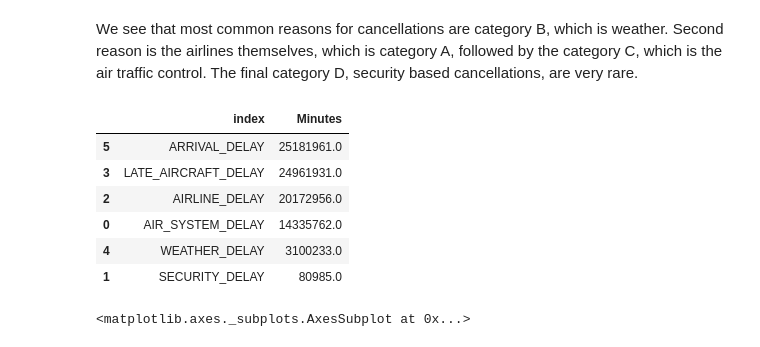
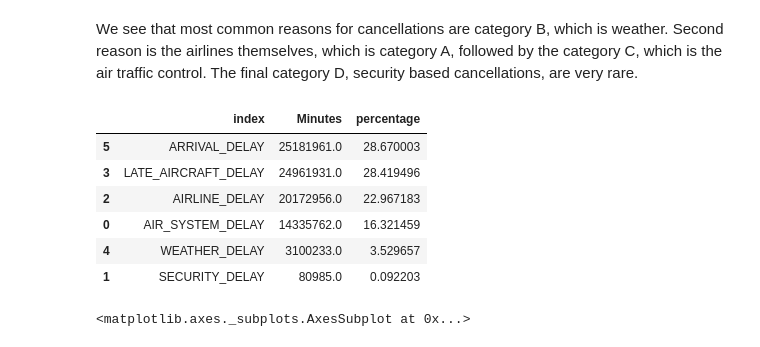
Before and after one commit to ryanbae89/data-512-final-project, a Jupyter notebook: flight_delays.ipynb, the cells around one changed output. Drawn from its saved outputs; the diff is of its cells as text; code cells hidden in the pictures.

```diff
--- a/flight_delays.ipynb
+++ b/flight_delays.ipynb
@@ -241,19 +245,20 @@ We see that most common reasons for cancellations are category B, which is weath
 # %%
 # what delays are most common?
 delay_times_features = ['AIR_SYSTEM_DELAY', 'SECURITY_DELAY', 'AIRLINE_DELAY',
          'LATE_AIRCRAFT_DELAY', 'WEATHER_DELAY', 'ARRIVAL_DELAY']
 delays = flights[delay_times_features].sum().to_frame().reset_index()
 delays = delays.rename(columns={0:'Minutes'})
 delays = delays.sort_values('Minutes', ascending=False)
+delays['percentage'] = delays['Minutes']/delays['Minutes'].sum()*100
 delays
 # %% [output]
-|  | index | Minutes |
-| 5 | ARRIVAL_DELAY | 25181961.0 |
-| 3 | LATE_AIRCRAFT_DELAY | 24961931.0 |
-| 2 | AIRLINE_DELAY | 20172956.0 |
-| 0 | AIR_SYSTEM_DELAY | 14335762.0 |
-| 4 | WEATHER_DELAY | 3100233.0 |
-| 1 | SECURITY_DELAY | 80985.0 |
+|  | index | Minutes | percentage |
+| 5 | ARRIVAL_DELAY | 25181961.0 | 28.670003 |
+| 3 | LATE_AIRCRAFT_DELAY | 24961931.0 | 28.419496 |
+| 2 | AIRLINE_DELAY | 20172956.0 | 22.967183 |
+| 0 | AIR_SYSTEM_DELAY | 14335762.0 | 16.321459 |
+| 4 | WEATHER_DELAY | 3100233.0 | 3.529657 |
+| 1 | SECURITY_DELAY | 80985.0 | 0.092203 |
 # %%
 delays[['Minutes']].plot.bar(stacked=True)
 # %% [output]
```
Also changed, not shown: parts of 1 cell of this notebook, 1 other file.
